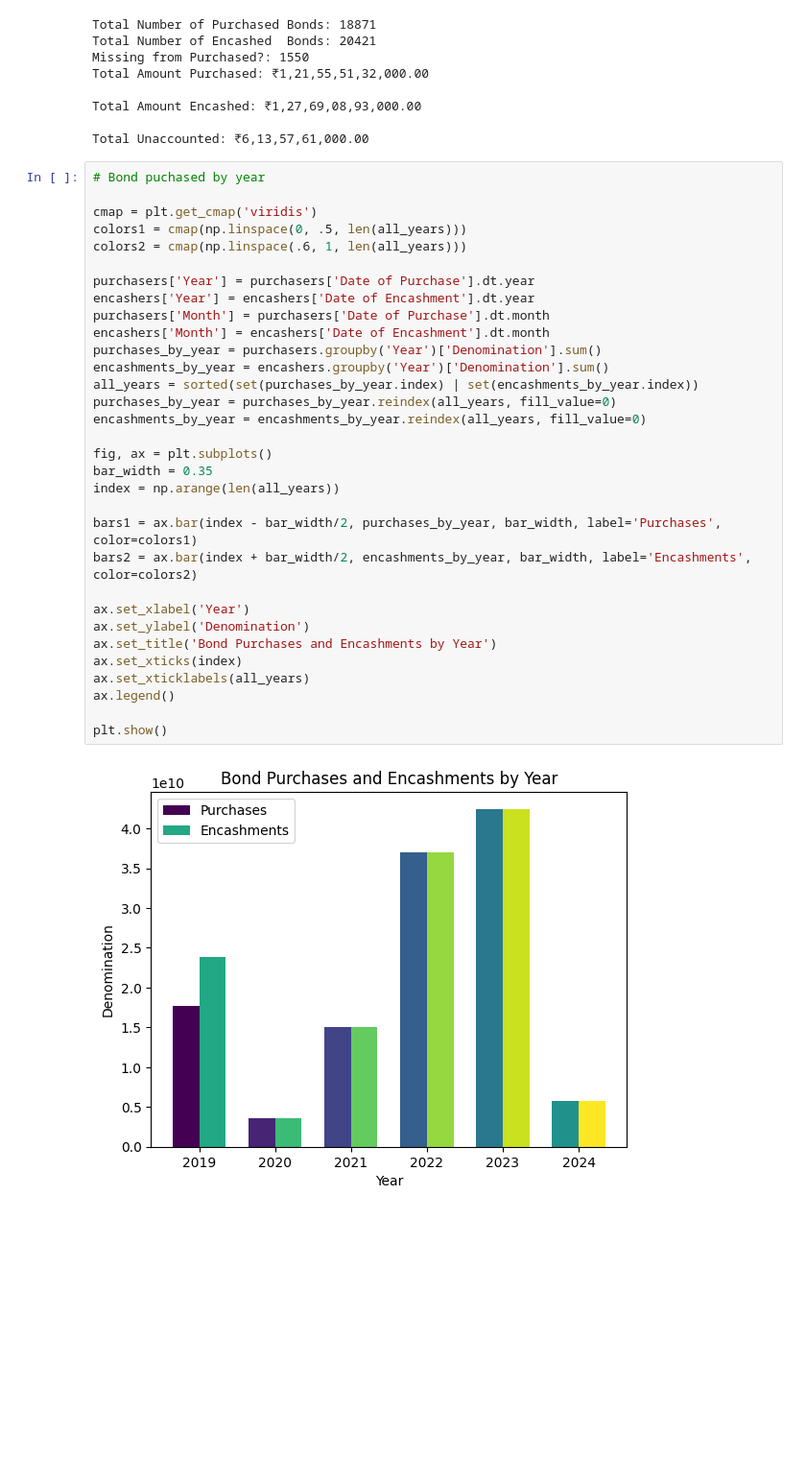
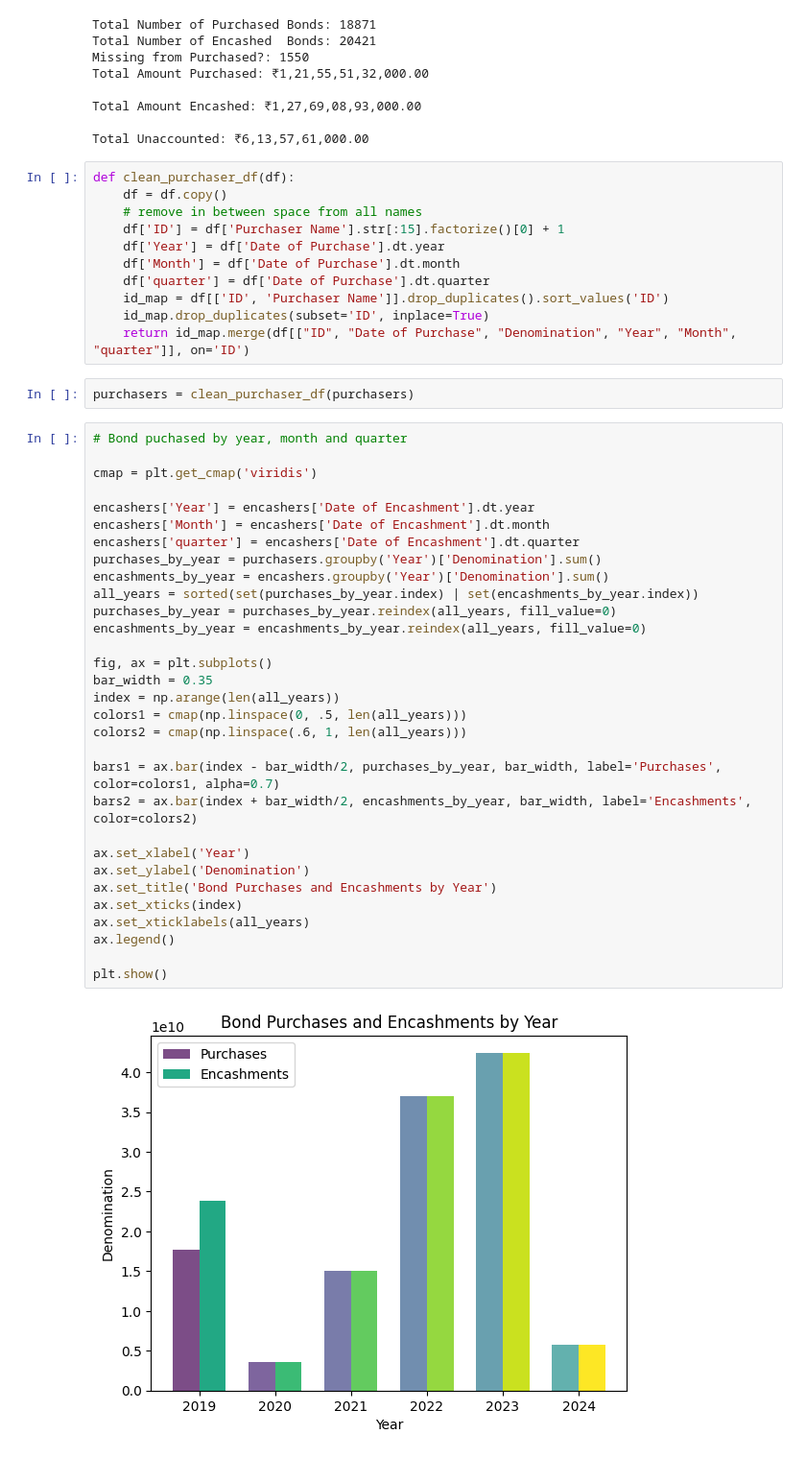
Before and after one commit to ygivenx/Electoral-Bond-Scam, a Jupyter notebook: 1-analysis.ipynb, the cells around one changed output. Shown at 96% size. Saved outputs shown, nothing was run; the diff lists cells and outputs as text; blank space fills up the shorter version.

```diff
--- a/1-analysis.ipynb
+++ b/1-analysis.ipynb
@@ -35,37 +36,49 @@ Total Amount Purchased: ₹1,21,55,51,32,000.00
 Total Amount Encashed: ₹1,27,69,08,93,000.00
 
 Total Unaccounted: ₹6,13,57,61,000.00
+# %%
+def clean_purchaser_df(df):
+    df = df.copy()
+    # remove in between space from all names
+    df['ID'] = df['Purchaser Name'].str[:15].factorize()[0] + 1
+    df['Year'] = df['Date of Purchase'].dt.year
+    df['Month'] = df['Date of Purchase'].dt.month
+    df['quarter'] = df['Date of Purchase'].dt.quarter
+    id_map = df[['ID', 'Purchaser Name']].drop_duplicates().sort_values('ID')
+    id_map.drop_duplicates(subset='ID', inplace=True)
+    return id_map.merge(df[["ID", "Date of Purchase", "Denomination", "Year", "Month", "quarter"]], on='ID')
+# %%
+purchasers = clean_purchaser_df(purchasers)
 # %%
-# Bond puchased by year
+# Bond puchased by year, month and quarter
 
 cmap = plt.get_cmap('viridis')
-colors1 = cmap(np.linspace(0, .5, len(all_years)))
-colors2 = cmap(np.linspace(.6, 1, len(all_years)))
 
-purchasers['Year'] = purchasers['Date of Purchase'].dt.year
 encashers['Year'] = encashers['Date of Encashment'].dt.year
-purchasers['Month'] = purchasers['Date of Purchase'].dt.month
 encashers['Month'] = encashers['Date of Encashment'].dt.month
+encashers['quarter'] = encashers['Date of Encashment'].dt.quarter
 purchases_by_year = purchasers.groupby('Year')['Denomination'].sum()
 encashments_by_year = encashers.groupby('Year')['Denomination'].sum()
 all_years = sorted(set(purchases_by_year.index) | set(encashments_by_year.index))
 purchases_by_year = purchases_by_year.reindex(all_years, fill_value=0)
 encashments_by_year = encashments_by_year.reindex(all_years, fill_value=0)
 
 fig, ax = plt.subplots()
 bar_width = 0.35
 index = np.arange(len(all_years))
+colors1 = cmap(np.linspace(0, .5, len(all_years)))
+colors2 = cmap(np.linspace(.6, 1, len(all_years)))
 
-bars1 = ax.bar(index - bar_width/2, purchases_by_year, bar_width, label='Purchases', color=colors1)
+bars1 = ax.bar(index - bar_width/2, purchases_by_year, bar_width, label='Purchases', color=colors1, alpha=0.7)
 bars2 = ax.bar(index + bar_width/2, encashments_by_year, bar_width, label='Encashments', color=colors2)
 
 ax.set_xlabel('Year')
 ax.set_ylabel('Denomination')
 ax.set_title('Bond Purchases and Encashments by Year')
 ax.set_xticks(index)
 ax.set_xticklabels(all_years)
 ax.legend()
 
 plt.show()
 # %% [output]
-[figure, old version]
+[figure, new version]
```
Also changed, not shown: parts of 17 cells of this notebook.
